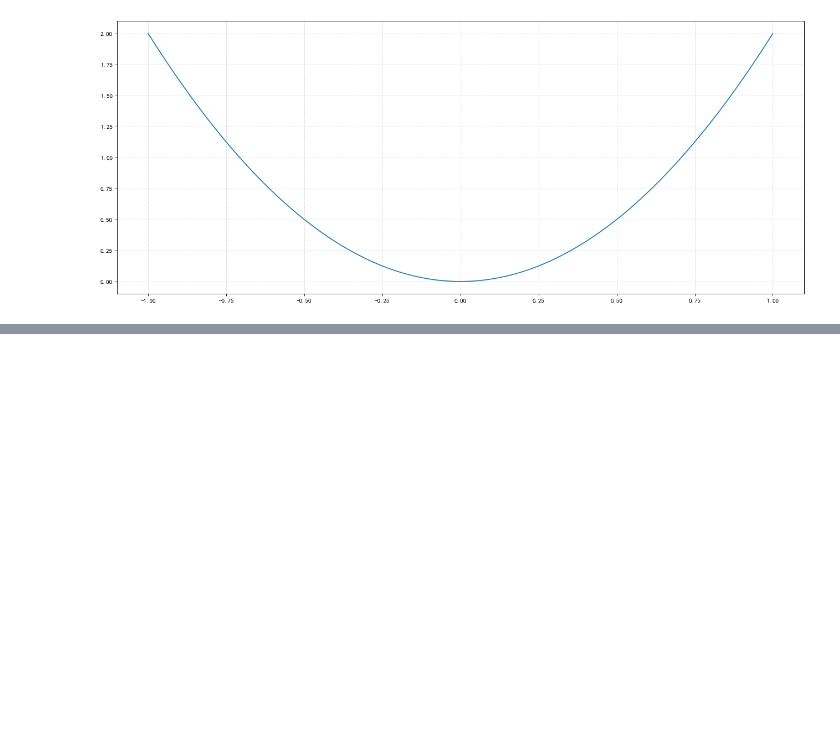
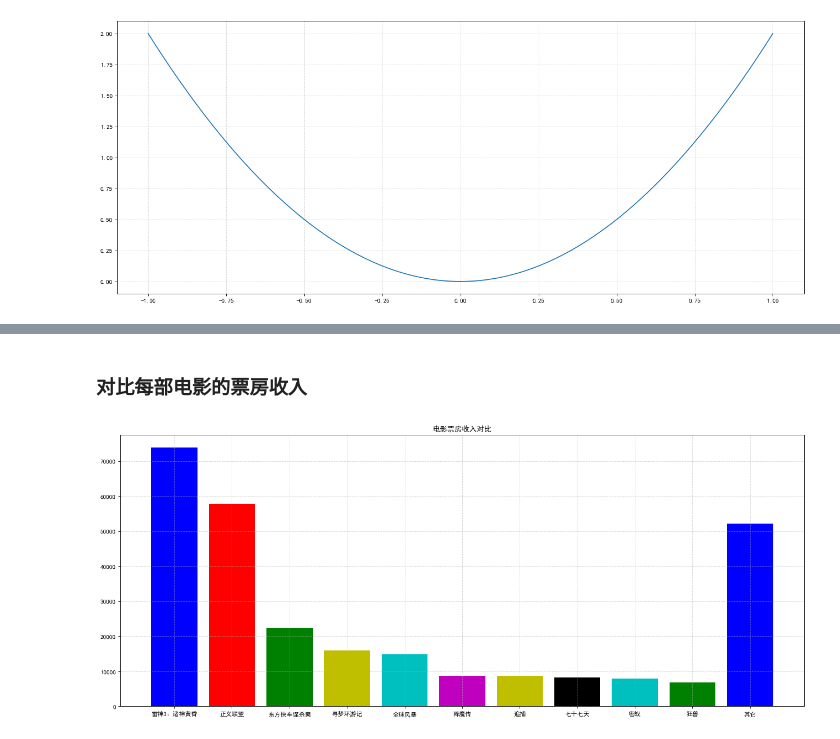
Before and after one commit to YoungBossX/Four_Days_Data_Mining, a Jupyter notebook: day_01/day_01.ipynb, the cells around one changed output, grey strips where cells are left out. Saved outputs shown, nothing was run; the diff lists cells and outputs as text; code cells hidden in the pictures; blank space fills up the shorter version.

```diff
--- a/day_01/day_01.ipynb
+++ b/day_01/day_01.ipynb
@@ -176,0 +201,34 @@ plt.show()
+# %% [markdown]
+### 对比每部电影的票房收入
+# %%
+# 指定字体族为 sans-serif，并列出一个支持中文的系统字体
+plt.rcParams['font.family'] = 'sans-serif'
+plt.rcParams['font.sans-serif'] = ['SimHei', 'Microsoft YaHei']  # Windows 上常见的中文黑体/微软雅黑
+
+# 解决坐标轴负号 '-' 显示为方块的问题
+plt.rcParams['axes.unicode_minus'] = False
+
+# 1、准备数据
+movie_names = ['雷神3：诸神黄昏','正义联盟','东方快车谋杀案','寻梦环游记','全球风暴', '降魔传','追捕','七十七天','密战','狂兽','其它']
+tickets = [73853,57767,22354,15969,14839,8725,8716,8318,7916,6764,52222]
+
+# 2、创建画布
+plt.figure(figsize=(20, 8), dpi=80)
+
+# 3、绘制柱状图
+x_ticks = range(len(movie_names))
+plt.bar(x_ticks, tickets, color=['b','r','g','y','c','m','y','k','c','g','b'])
+
+# 修改x刻度
+plt.xticks(x_ticks, movie_names)
+
+# 添加标题
+plt.title("电影票房收入对比")
+
+# 添加网格显示
+plt.grid(linestyle="--", alpha=0.5)
+
+# 4、显示图像
+plt.show()
+# %% [output]
+[figure, added]
```
Also changed, not shown: parts of 9 cells of this notebook.
